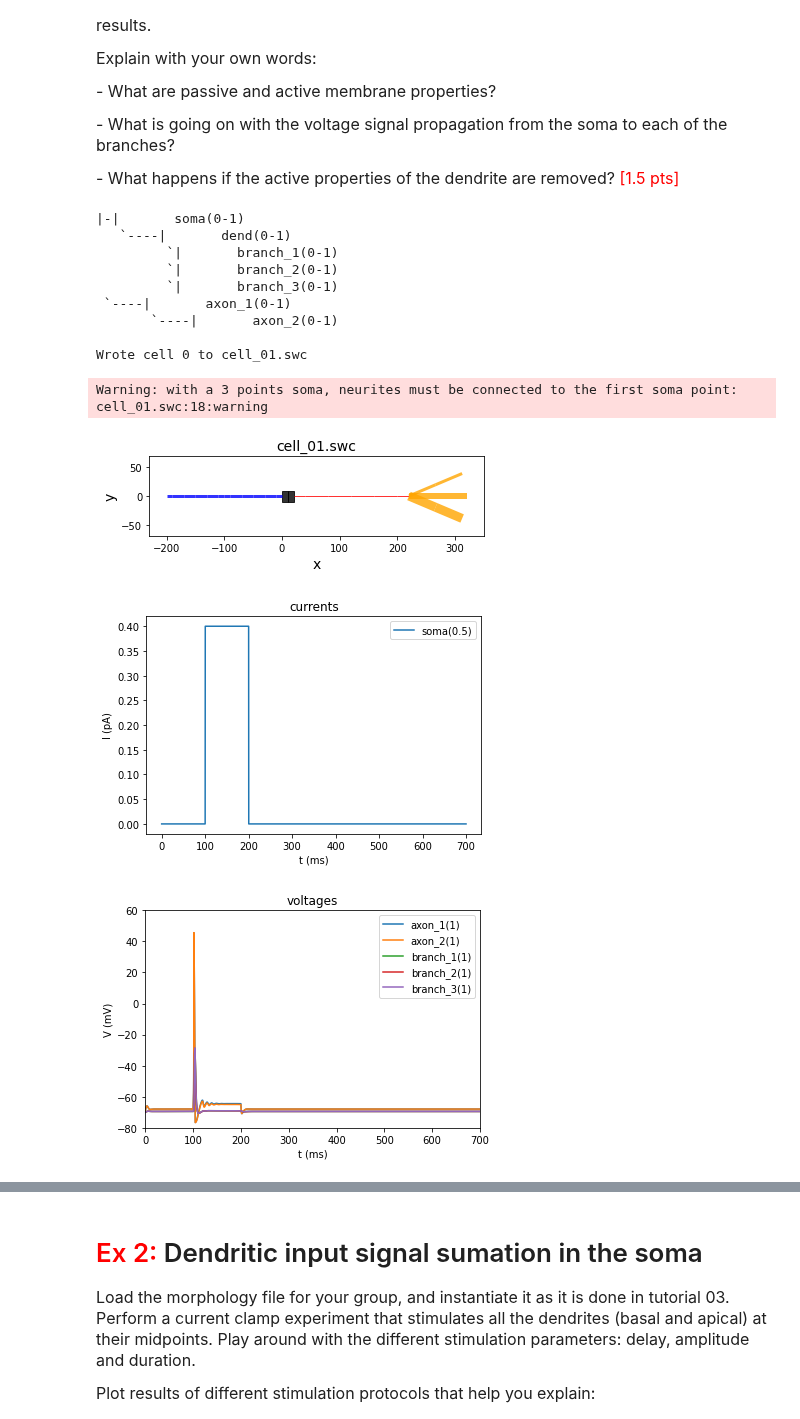
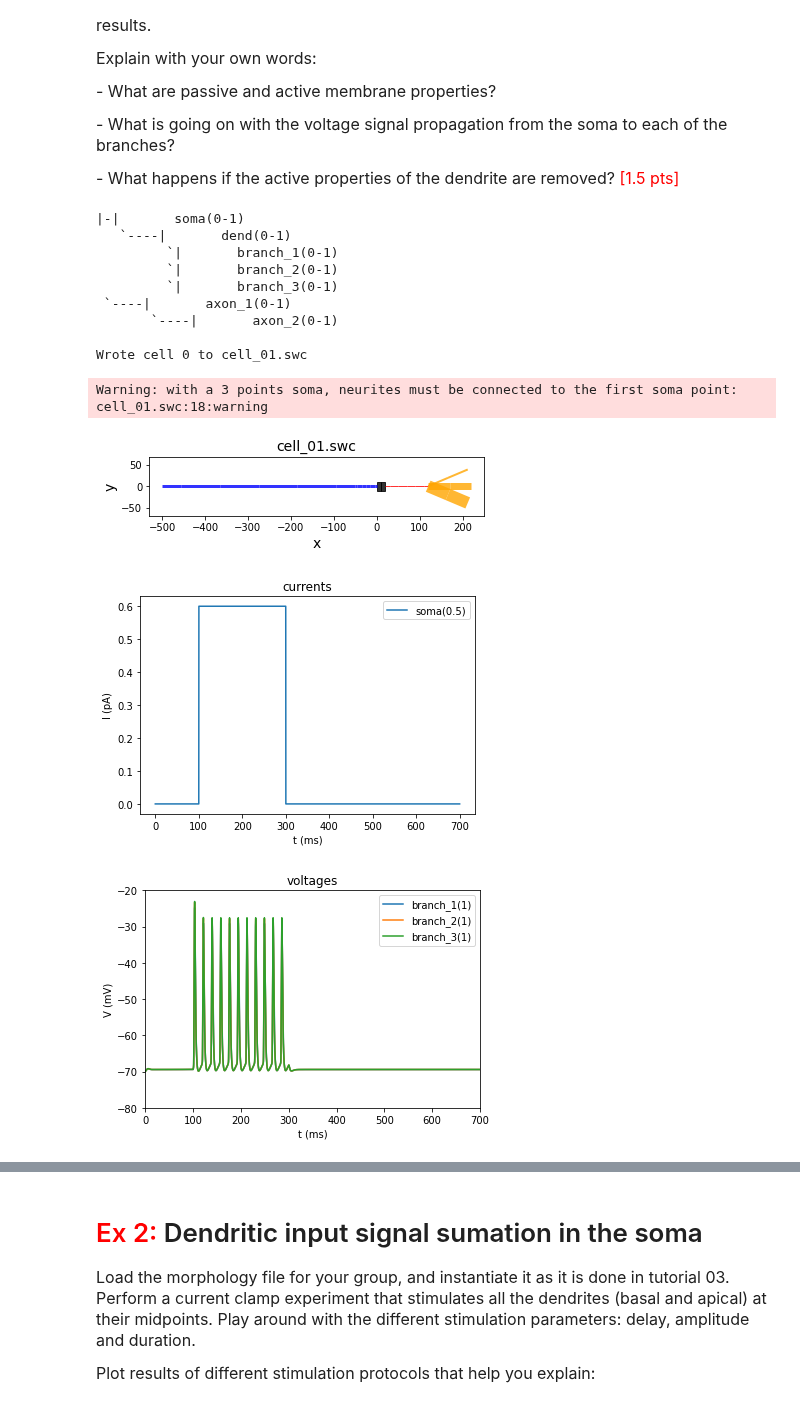
Before and after one commit to AlbrechtAlice/In-Silico-Neuroscience, a Jupyter notebook: Week4_HomeWork.ipynb, the cells around one changed output, grey strips where cells are left out. Drawn from its saved outputs; the diff is of its cells as text; code cells hidden in the pictures.

```diff
--- a/Week4_HomeWork.ipynb
+++ b/Week4_HomeWork.ipynb
@@ -135,20 +135,20 @@ def plot_morphology(fname="cell_01"):
     view.plot_morph(neuron1)
 # %%
 ### SOMA
-# Create soma - NO INFO
+# Create soma
 soma = h.Section(name="soma")
 soma.L = 20  # length (µm)
 soma.diam = 20  # diameter (µm)
 soma.Ra = 123.0  # axial resistivity (Ω*cm)
 soma.cm = 1  # capacitance (µF/cm^2)
 
-# Insert passive properties - NO INFO
+# Insert passive properties
 soma.insert("pas")
 for seg in soma:
     seg.pas.g = 0.0003  # Conductance of the leak channels (in S/cm2)
     seg.pas.e = (-70)   # Leak reversal potential, it influences the steady state membrane potential
 
-# Insert active properties - GET VALUES FROM TUTO 3
+# Insert active properties
 soma.insert("hh")
 for seg in soma:
     seg.hh.gkbar = 0.1   # Maximal conductance of the potassium channels
@@ -156,18 +156,18 @@ for seg in soma:
 
 
 ### AXON
-# Create Axon (blue in plot) - ONLY INFO 2 SECTIONS
+# Create Axon (blue in plot)
 axon1 = h.Section(name="axon_1")
 axon2 = h.Section(name="axon_2")
 
 axon1.diam = 3
-axon1.L =100  # length (µm)
+axon1.L =50  # length (µm)
 axon1.nseg = 5  # diameter (µm)
 axon1.Ra = 123.0  # axial resistivity (Ω*cm)
 axon1.cm = 1  # capacitance (µF/cm^2)
 
 axon2.diam = 3
-axon2.L = 100  # length (µm)
+axon2.L = 450  # length (µm)
 axon2.nseg = 5  # diameter (µm)
 axon2.Ra = 123.0  # axial resistivity (Ω*cm)
 axon2.cm = 1  # capacitance (µF/cm^2)
@@ -176,7 +176,7 @@ axon2.cm = 1  # capacitance (µF/cm^2)
 axon1.connect(soma(0))
 axon2.connect(axon1(1))
 
-# Insert passive properties - NO INFO
+# Insert passive properties
 axon1.insert("pas")
 for seg in axon1:
     seg.pas.g = 0.0003  # Conductance of the leak channels (in S/cm2)
@@ -187,7 +187,7 @@ for seg in axon2:
     seg.pas.g = 0.0003  # Conductance of the leak channels (in S/cm2)
     seg.pas.e = (-70)   # Leak reversal potential, it influences the steady state membrane potential
 
-# Insert active properties - GET VALUES FROM TUTO 3
+# Insert active properties
 axon1.insert("hh")
 for seg in axon1:
     seg.hh.gkbar = 0.1   # Maximal conductance of the potassium channels
@@ -200,9 +200,9 @@ for seg in axon2:
 
 
 ### DENDRITE
-# Creat Dendrite (red in plot) - NO INFO
+# Creat Dendrite (red in plot)
 dend = h.Section(name="dend")
-dend.L = 200  # length (µm)
+dend.L = 100  # length (µm)
 dend.diam = 1  # diameter (µm)
 dend.nseg = 5  # number of segments
 dend.Ra = 123.0  # axial resistivity (Ω*cm)
@@ -223,66 +223,65 @@ for seg in dend:
     seg.hh.gkbar = 0.1   # Maximal conductance of the potassium channels
     seg.hh.gnabar = 0.4  # Maximal conductance of the sodium channels
 
+
 ### DENDRITIC BRANCHES
-# Create Dendritic Branches
+# Create Dendritic Branches (yellow in plot)
 branch_1 = h.Section(name="branch_1")
 branch_2 = h.Section(name="branch_2")
 branch_3 = h.Section(name="branch_3")
 
 # Branch geometry all the same length but diffrent parameters
 branch_1.L = 100
-branch_1.diam = 3
+branch_1.diam = 2
 branch_2.L = 100
-branch_2.diam = 6
+branch_2.diam = 7
 branch_3.L = 100
-branch_3.diam = 9
+branch_3.diam = 12
 
 # Topology
 branch_1.connect(dend(1))
 branch_2.connect(dend(1))
 branch_3.connect(dend(1))
 
 # Passive properties in dendrite branches
 branchlst = [branch_1, branch_2, branch_3]
 for branch in branchlst:
     branch.Ra = 130.0  # axial resistivity (Ω*cm)
     branch.cm = 1  # capacitance (µF/cm^2)
     branch.insert("pas")
     for seg in branch:
         seg.pas.g = 0.0003  # Conductance of the leak channels (in S/cm2)
         seg.pas.e = (-70)   # Leak reversal potential, it influences the steady state membrane potential
 
 plot_morphology("cell_01")
 # %% [output]
 |-|       soma(0-1)
    `----|       dend(0-1)
          `|       branch_1(0-1)
          `|       branch_2(0-1)
          `|       branch_3(0-1)
  `----|       axon_1(0-1)
        `----|       axon_2(0-1)
 
 Wrote cell 0 to cell_01.swc
 Warning: with a 3 points soma, neurites must be connected to the first soma point:
 cell_01.swc:18:warning
-[figure, old version]
+[figure, new version]
 # %%
 reset()
 
 # Setup stimulations and recordings
 # Put current on the middle of the soma
-iclamp(soma(0.5), amplitude=0.4, delay=100, duration=100) #test different values
+iclamp(soma(0.5), amplitude=0.6, delay=100, duration=200)
 
-# Record voltage at the end of the axon and dendritic branches
-record_voltage(axon1(1))
-record_voltage(axon2(1))
+# Record voltage at the end of the dendritic branches
 for idx, branch in enumerate(branchlst):
     record_voltage(branch(1))
 
 # Simulate and plot
 v_init = -70
 t_stop = 700
-tvi_plots(init_run(v_init, t_stop), voltage_records, current_records, vmax=60)
+tvi_plots(init_run(v_init, t_stop), voltage_records, current_records, vmax=-20)
 # %% [output]
-[figure, old version]
+[figure, new version]
-[figure, old version]
+[figure, new version]
```
Also changed, not shown: parts of 16 cells of this notebook.
